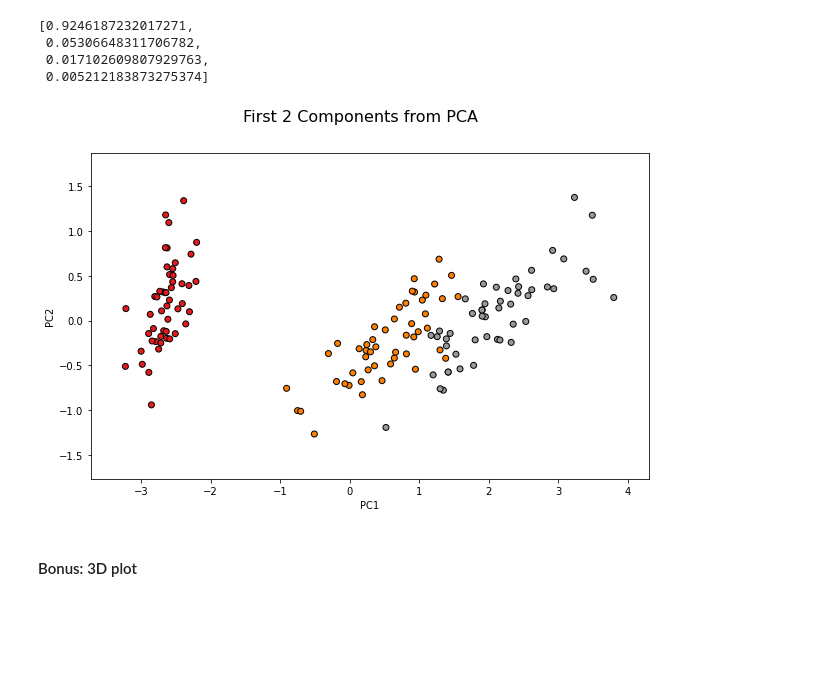
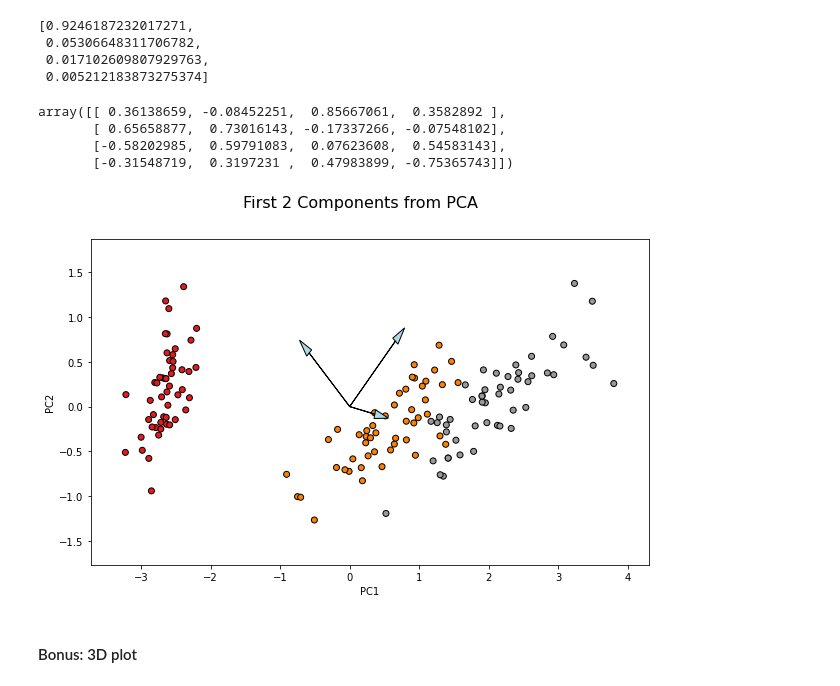
Before and after one commit to ansegura7/MachineLearning, a Jupyter notebook: data-science/DS - Iris DataViz.ipynb, the cells around one changed output. Cells and saved outputs as stored; diff of their text form; code cells hidden in the pictures; blank space fills up the shorter version.

```diff
--- a/data-science/DS - Iris DataViz.ipynb
+++ b/data-science/DS - Iris DataViz.ipynb
@@ -90,22 +90,36 @@ list(pca.explained_variance_ratio_)
  0.05306648311706782,
  0.017102609807929763,
  0.005212183873275374]
+# %%
+# Get eigenvectors
+eigenvectors = pca.components_
+eigenvectors
+# %% [output]
+array([[ 0.36138659, -0.08452251,  0.85667061,  0.3582892 ],
+       [ 0.65658877,  0.73016143, -0.17337266, -0.07548102],
+       [-0.58202985,  0.59791083,  0.07623608,  0.54583143],
+       [-0.31548719,  0.3197231 ,  0.47983899, -0.75365743]])
 # %%
 # Calculate limits
 x_min, x_max = pca_data[:, 0].min() - .5, pca_data[:, 0].max() + .5
 y_min, y_max = pca_data[:, 1].min() - .5, pca_data[:, 1].max() + .5
 # %%
 # Plot first 2 Components
-fig = plt.figure(2, figsize=(10, 6))
+fig, ax = plt.subplots(figsize = (10, 6))
+
 plt.scatter(pca_data[:, 0], pca_data[:, 1], c=y, cmap=plt.cm.Set1, edgecolor='k')
-plt.xlim(x_min, x_max)
+for i in range(3):
+  x2, y2, _, _ = eigenvectors[i]
+  ax.arrow(0, 0, x2, y2, head_width=0.1, head_length=0.2, fc='lightblue', ec='black')
+
+plt.xlim(x_min,x_max)
 plt.ylim(y_min, y_max)
 plt.xlabel("PC1")
 plt.ylabel("PC2")
 plt.suptitle("First 2 Components from PCA", fontsize=16)
 plt.show()
 # %% [output]
-[figure, old version]
+[figure, new version]
 # %% [markdown]
 #### Bonus: 3D plot
 # %%
```
Also changed, not shown: parts of 3 cells of this notebook, 2 other files.
